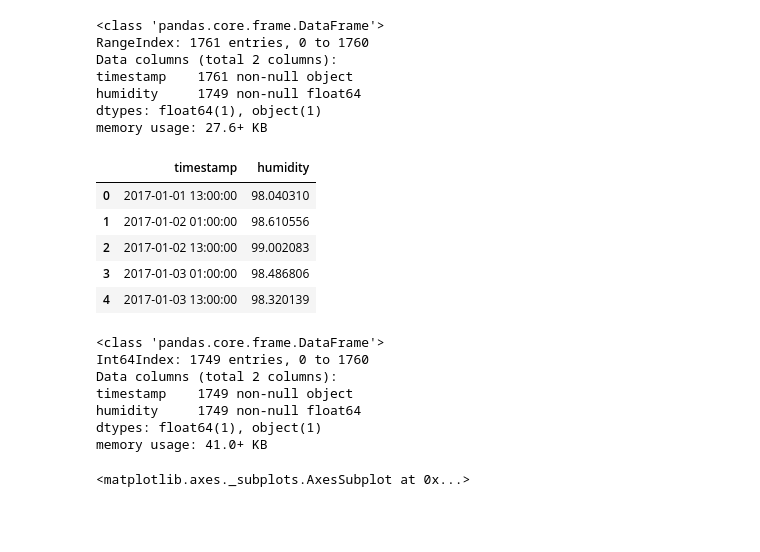
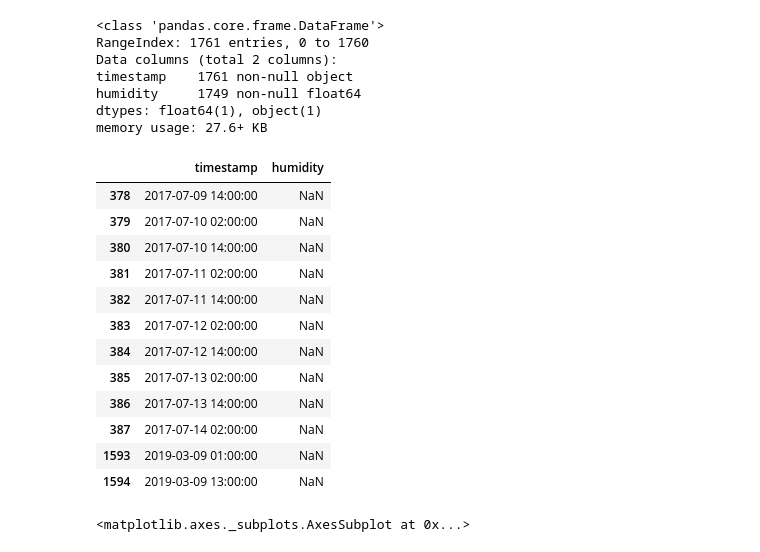
Before and after one commit to JacktorXL9/Projects, a Jupyter notebook: Bees/Bees_schwartau.ipynb, the cells around one changed output. Cells and saved outputs as stored; diff of their text form; code cells hidden in the pictures; blank space fills up the shorter version.

Commit message:
messed around with the Bees data set a bit

```diff
--- a/Bees/Bees_schwartau.ipynb
+++ b/Bees/Bees_schwartau.ipynb
@@ -45,13 +45,20 @@ timestamp    1761 non-null object
 humidity     1749 non-null float64
 dtypes: float64(1), object(1)
 memory usage: 27.6+ KB
-# %%
-humidity_sch.head()
-# %% [output]
-|  | timestamp | humidity |
-| 0 | 2017-01-01 13:00:00 | 98.040310 |
-| 1 | 2017-01-02 01:00:00 | 98.610556 |
-| 2 | 2017-01-02 13:00:00 | 99.002083 |
-| 3 | 2017-01-03 01:00:00 | 98.486806 |
-| 4 | 2017-01-03 13:00:00 | 98.320139 |
+# %%
+humidity_sch[humidity_sch['humidity'].isnull()]
+# %% [output]
+|  | timestamp | humidity |
+| 378 | 2017-07-09 14:00:00 | NaN |
+| 379 | 2017-07-10 02:00:00 | NaN |
+| 380 | 2017-07-10 14:00:00 | NaN |
+| 381 | 2017-07-11 02:00:00 | NaN |
+| 382 | 2017-07-11 14:00:00 | NaN |
+| 383 | 2017-07-12 02:00:00 | NaN |
+| 384 | 2017-07-12 14:00:00 | NaN |
+| 385 | 2017-07-13 02:00:00 | NaN |
+| 386 | 2017-07-13 14:00:00 | NaN |
+| 387 | 2017-07-14 02:00:00 | NaN |
+| 1593 | 2019-03-09 01:00:00 | NaN |
+| 1594 | 2019-03-09 13:00:00 | NaN |
 # %%
@@ -59,13 +66,3 @@ humidity_sch.dropna(axis = 0, inplace = True)
-# %%
-humidity_sch.info()
-# %% [output]
-<class 'pandas.core.frame.DataFrame'>
-Int64Index: 1749 entries, 0 to 1760
-Data columns (total 2 columns):
-timestamp    1749 non-null object
-humidity     1749 non-null float64
-dtypes: float64(1), object(1)
-memory usage: 41.0+ KB
 # %%
 humidity_sch['timestamp'] = pd.to_datetime(humidity_sch['timestamp'])
 # %%
```
Also changed, not shown: parts of 5 cells of this notebook.
